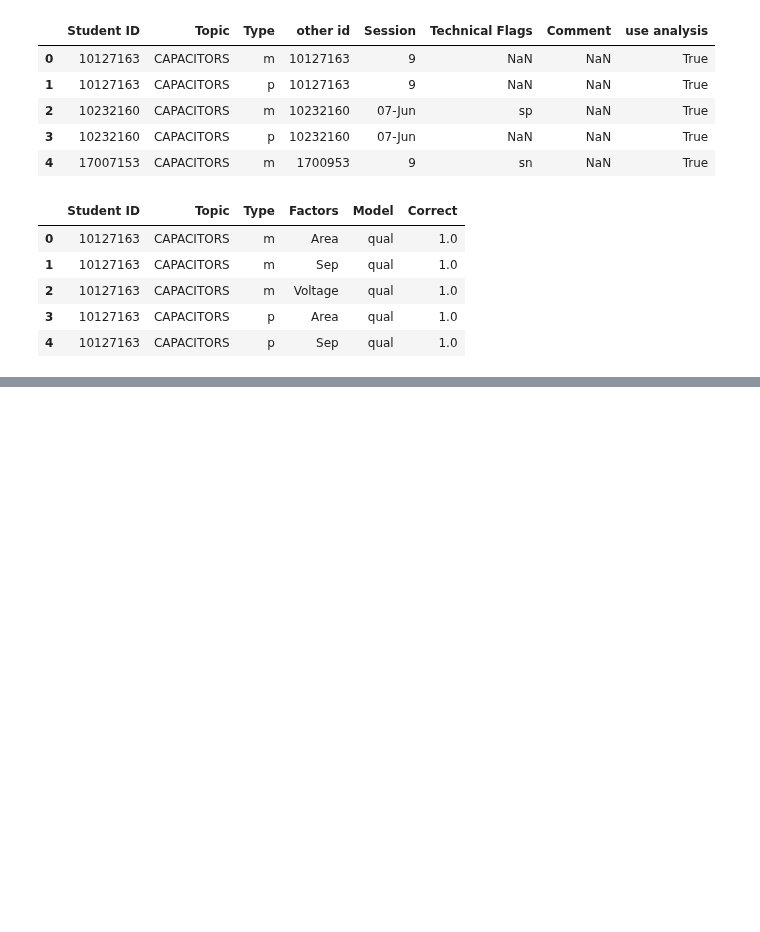
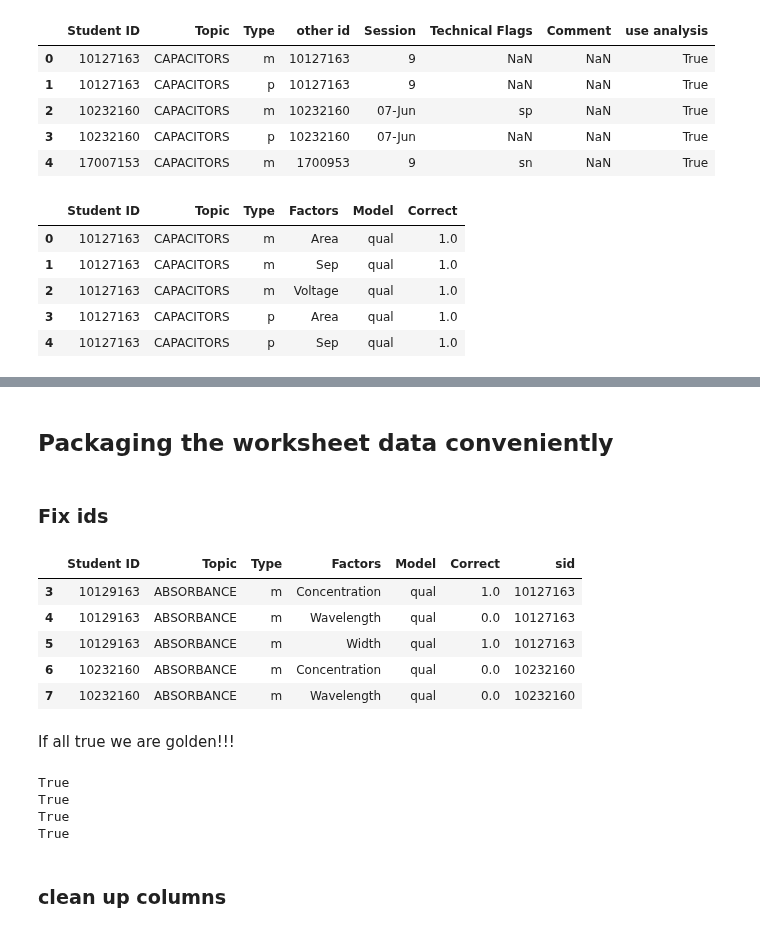
Before and after one commit to jmassall/inquiry_virtualLabs_study, a Jupyter notebook: analysis/data_log_to_worksheet_connector.ipynb, the cells around one changed output, grey strips where cells are left out. Cells and saved outputs as stored; diff of their text form; code cells hidden in the pictures; blank space fills up the shorter version.

```diff
--- a/analysis/data_log_to_worksheet_connector.ipynb
+++ b/analysis/data_log_to_worksheet_connector.ipynb
@@ -585,0 +572,4 @@ id with logs  absent from  in metadata other ids  other id
+# %% [markdown]
+## Packaging the worksheet data conveniently
+# %% [markdown]
+### Fix ids
@@ -585,0 +600,23 @@ id with logs  absent from  in metadata other ids  other id
+# %%
+main_L.head()
+# %% [output]
+|  | Student ID | Topic | Type | Factors | Model | Correct | sid |
+| 3 | 10129163 | ABSORBANCE | m | Concentration | qual | 1.0 | 10127163 |
+| 4 | 10129163 | ABSORBANCE | m | Wavelength | qual | 0.0 | 10127163 |
+| 5 | 10129163 | ABSORBANCE | m | Width | qual | 1.0 | 10127163 |
+| 6 | 10232160 | ABSORBANCE | m | Concentration | qual | 0.0 | 10232160 |
+| 7 | 10232160 | ABSORBANCE | m | Wavelength | qual | 0.0 | 10232160 |
+# %% [markdown]
+If all true we are golden!!!
+# %%
+print set(pre_L['sid'])==ids
+print set(pre_C['sid'])==ids
+print set(main_L['sid'])==ids
+print set(main_C['sid'])==ids
+# %% [output]
+True
+True
+True
+True
+# %% [markdown]
+### clean up columns
```
Also changed, not shown: parts of 26 cells of this notebook, 1 other file.
